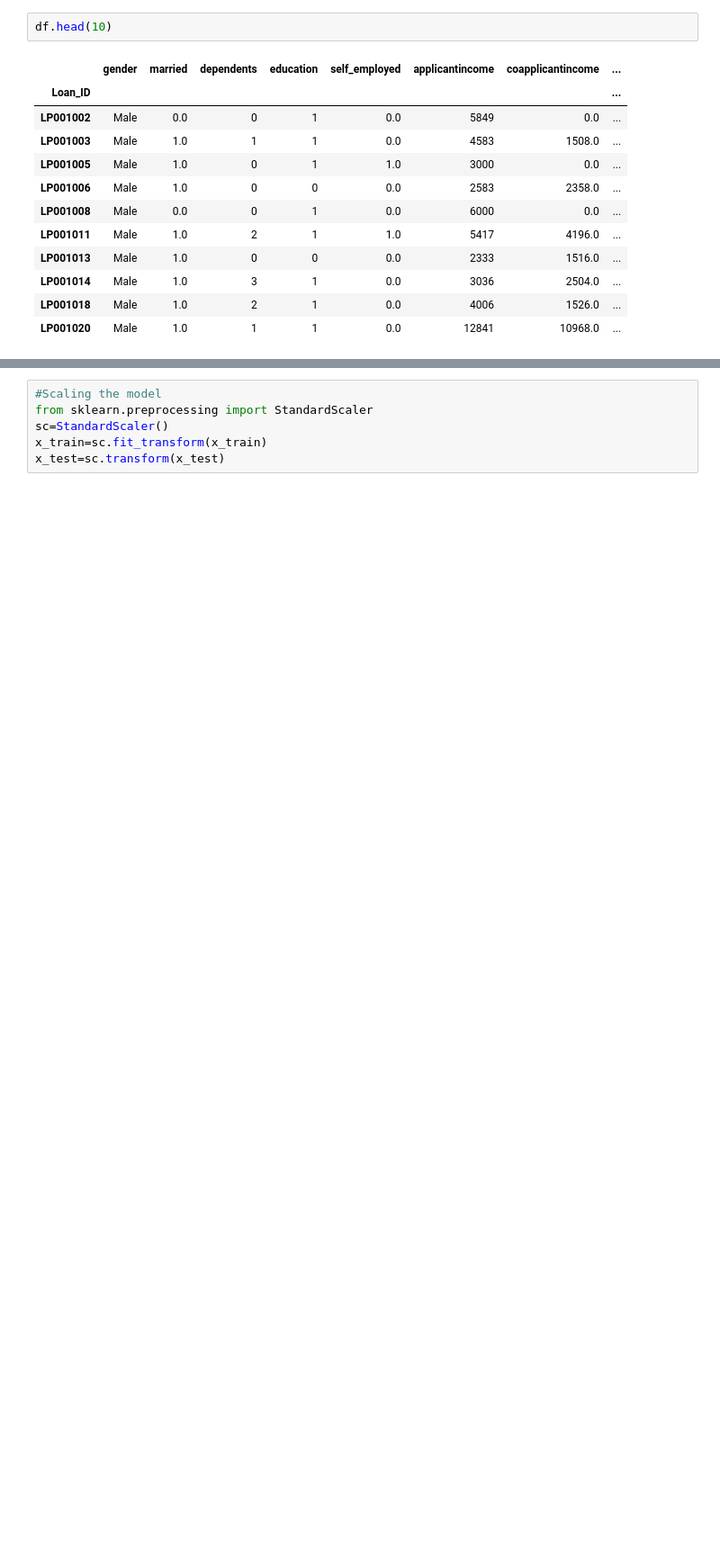
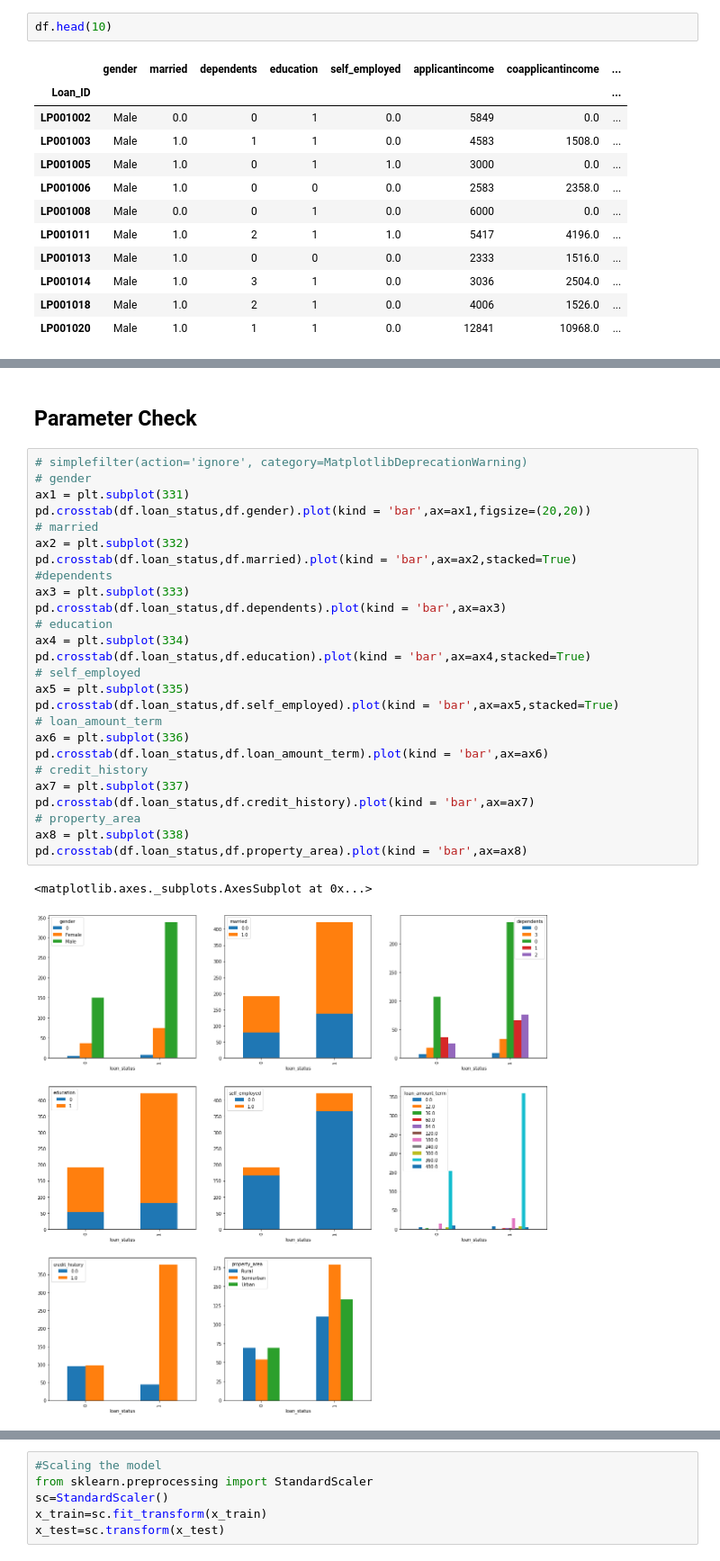
Before and after one commit to vikram0230/Loan-Prediction, a Jupyter notebook: Logistic Regression.ipynb, the cells around one changed output, grey strips where cells are left out. Shown at 90% size. Drawn from its saved outputs; the diff is of its cells as text; blank space fills up the shorter version.

```diff
--- a/Logistic Regression.ipynb
+++ b/Logistic Regression.ipynb
@@ -72,3 +73,34 @@ df.head(10)
+# %% [markdown]
+## Parameter Check
+# %%
+# simplefilter(action='ignore', category=MatplotlibDeprecationWarning)
+# gender
+ax1 = plt.subplot(331)
+pd.crosstab(df.loan_status,df.gender).plot(kind = 'bar',ax=ax1,figsize=(20,20))
+# married
+ax2 = plt.subplot(332)
+pd.crosstab(df.loan_status,df.married).plot(kind = 'bar',ax=ax2,stacked=True)
+#dependents
+ax3 = plt.subplot(333)
+pd.crosstab(df.loan_status,df.dependents).plot(kind = 'bar',ax=ax3)
+# education
+ax4 = plt.subplot(334)
+pd.crosstab(df.loan_status,df.education).plot(kind = 'bar',ax=ax4,stacked=True)
+# self_employed
+ax5 = plt.subplot(335)
+pd.crosstab(df.loan_status,df.self_employed).plot(kind = 'bar',ax=ax5,stacked=True)
+# loan_amount_term
+ax6 = plt.subplot(336)
+pd.crosstab(df.loan_status,df.loan_amount_term).plot(kind = 'bar',ax=ax6)
+# credit_history
+ax7 = plt.subplot(337)
+pd.crosstab(df.loan_status,df.credit_history).plot(kind = 'bar',ax=ax7)
+# property_area
+ax8 = plt.subplot(338)
+pd.crosstab(df.loan_status,df.property_area).plot(kind = 'bar',ax=ax8)
+# %% [output]
+<matplotlib.axes._subplots.AxesSubplot at 0x...>
+[figure, added]
 # %%
 app = df[['applicantincome','loan_status']]
 coapp = df[['coapplicantincome','loan_status']]
```
Also changed, not shown: parts of 23 cells of this notebook.
